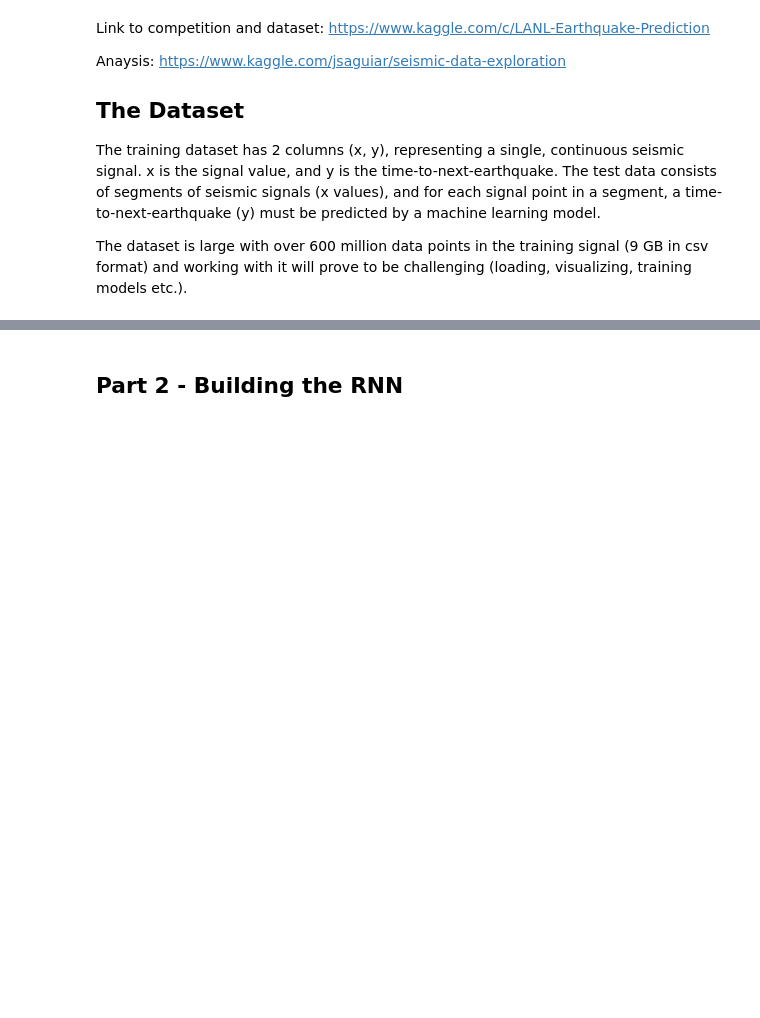
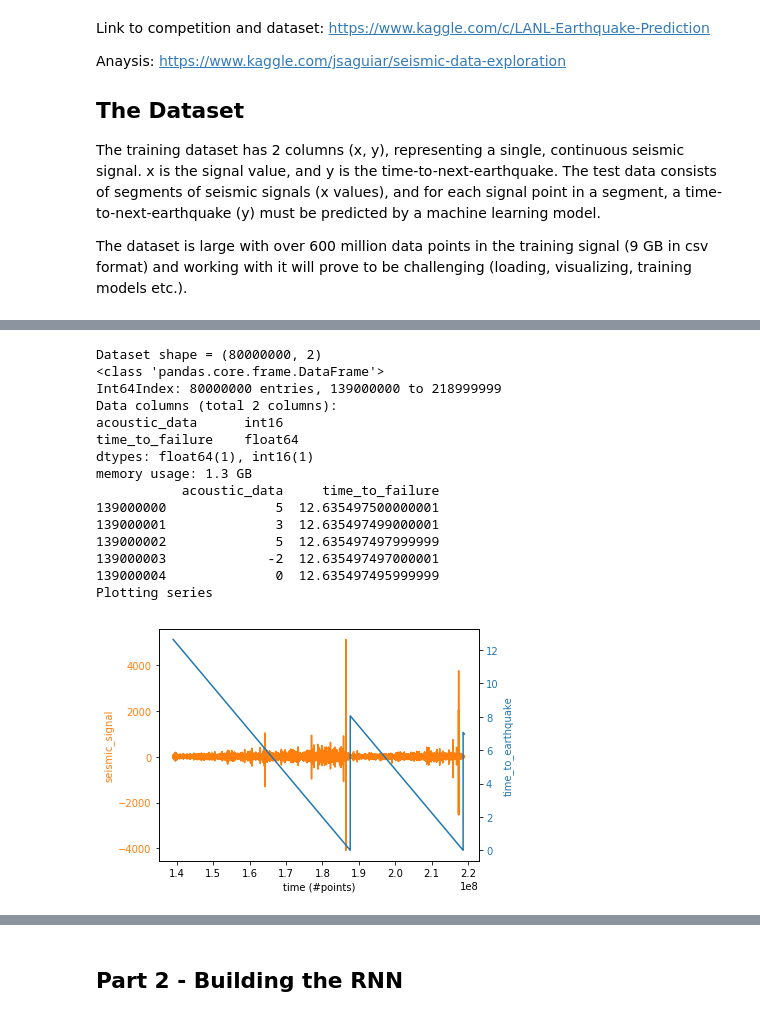
Before and after one commit to sgamage2/ece-9309-ml-project, a Jupyter notebook: LANL_NB.ipynb, the cells around one changed output, grey strips where cells are left out. Cells and saved outputs as stored; diff of their text form; code cells hidden in the pictures; blank space fills up the shorter version.

Commit message:
Prepare validation and test sets. Load and plot them in Notebook

```diff
--- a/LANL_NB.ipynb
+++ b/LANL_NB.ipynb
@@ -18,10 +18,13 @@ import time
 import matplotlib.pyplot as plt
 %matplotlib inline
 # %%
-#Data was convereted from CSV to HDF then truncated,
+#Data was convereted from CSV to HDF then truncated
 hdf_key = 'my_key'
-#num_rows_to_keep = 139000000    # 22% out of 620 million rows (captures 4 earthquakes)
-truncated_train_hdf_file = '../LANL-Earthquake-Prediction/truncated_train_hdf.h5' # Change to point to proper local path
+
+# Change the following to point to proper local paths
+truncated_train_hdf_file = '../LANL-Earthquake-Prediction/truncated_train_hdf.h5'
+validation_hdf_file = '../LANL-Earthquake-Prediction/validation_hdf.h5'
+test_hdf_file = '../LANL-Earthquake-Prediction/test_hdf.h5'
 # %%
 def read_hdf(filename, key):
     t0 = time.time()
@@ -76,4 +80,6 @@ def plot_series(df):
 # %%
 train_df = read_hdf(truncated_train_hdf_file, hdf_key)
+valid_df = read_hdf(validation_hdf_file, hdf_key)
+test_df = read_hdf(test_hdf_file, hdf_key)
 # %% [output]
 Reading HDF dataset ../LANL-Earthquake-Prediction/truncated_train_hdf.h5
@@ -112,0 +111,20 @@ We need to check physical relation between acoustic data data and earthquakes. A
+# %%
+print_info(valid_df)
+plot_series(valid_df) # This is time and memory consuming. Do not run this cell unless necessary
+# %% [output]
+Dataset shape = (80000000, 2)
+<class 'pandas.core.frame.DataFrame'>
+Int64Index: 80000000 entries, 139000000 to 218999999
+Data columns (total 2 columns):
+acoustic_data      int16
+time_to_failure    float64
+dtypes: float64(1), int16(1)
+memory usage: 1.3 GB
+           acoustic_data     time_to_failure
+139000000              5  12.635497500000001
+139000001              3  12.635497499000001
+139000002              5  12.635497497999999
+139000003             -2  12.635497497000001
+139000004              0  12.635497495999999
+Plotting series
+[figure, added]
```
Also changed, not shown: parts of 18 cells of this notebook, 2 other files.
